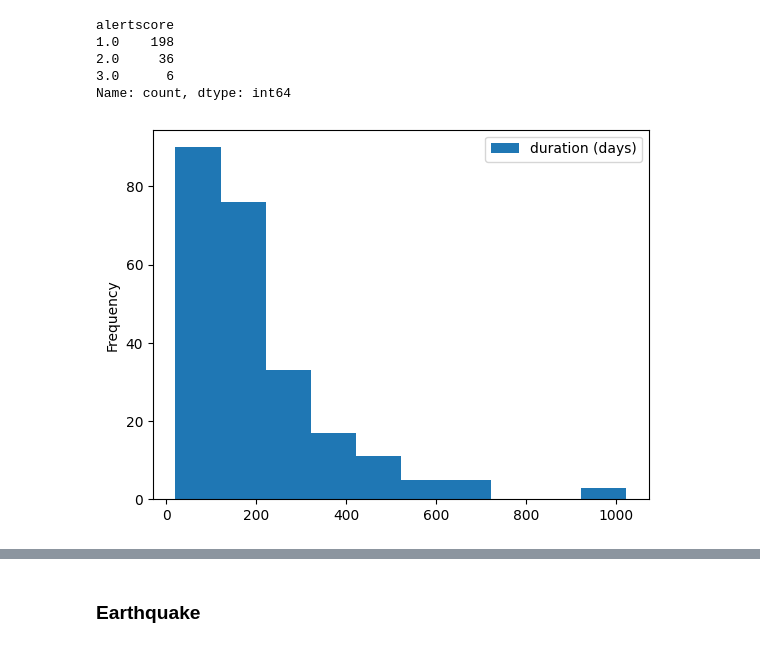
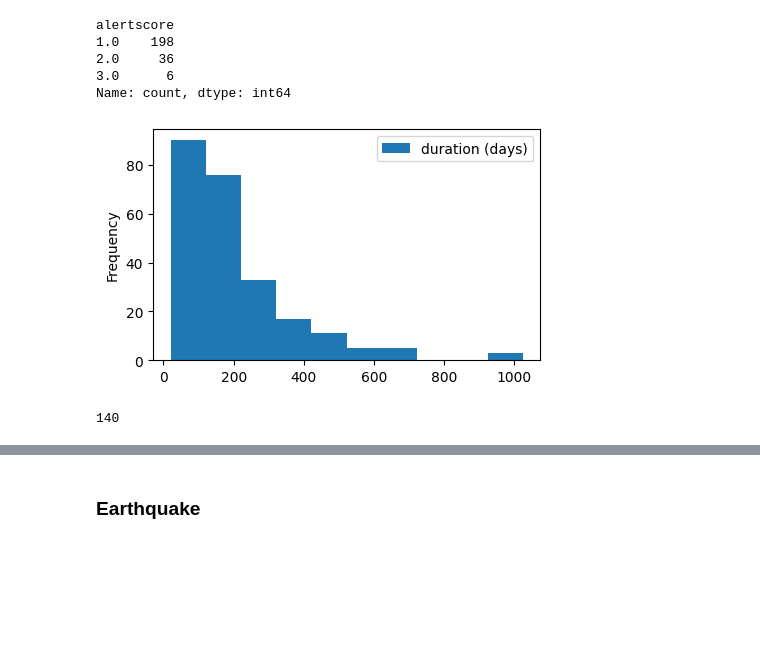
Before and after one commit to mattialodi0/progA3I, a Jupyter notebook: dataset_exploration3.ipynb, the cells around one changed output, grey strips where cells are left out. Cells and saved outputs as stored; diff of their text form; code cells hidden in the pictures; blank space fills up the shorter version.

```diff
--- a/dataset_exploration3.ipynb
+++ b/dataset_exploration3.ipynb
@@ -36,10 +36,16 @@ alertscore
 3.0      6
 Name: count, dtype: int64
 # %%
-ax = df.plot.hist(column=['duration (days)'])
+ax = df.plot.hist(column=['duration (days)'], figsize=(5,3))
 plt.show()
 # %% [output]
-[figure, old version]
+[figure, new version]
+# %%
+# get only USA droughts until 2022
+df = df[df['fromdate'] <= '2022-12-31']
+df = df[df['country'].str.contains('United States')]
+# %% [output]
+140
 # %%
 plt.figure(figsize=(10,6))
 m = Basemap(projection='merc',llcrnrlat=-80,urcrnrlat=80,llcrnrlon=-180,urcrnrlon=180,resolution='c')
```
Also changed, not shown: parts of 8 cells of this notebook, 4 other files.
